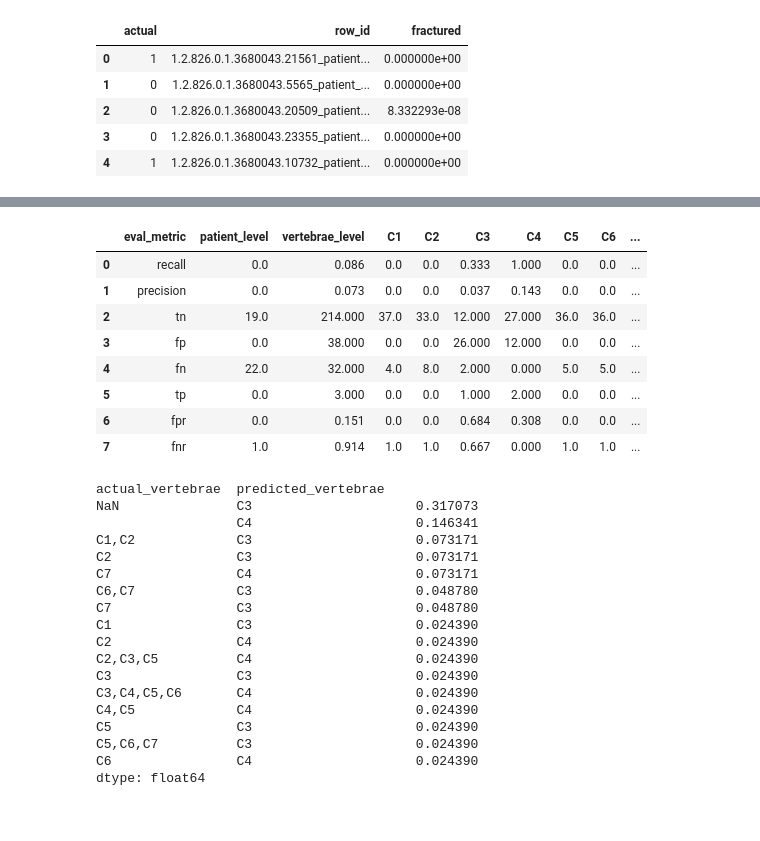
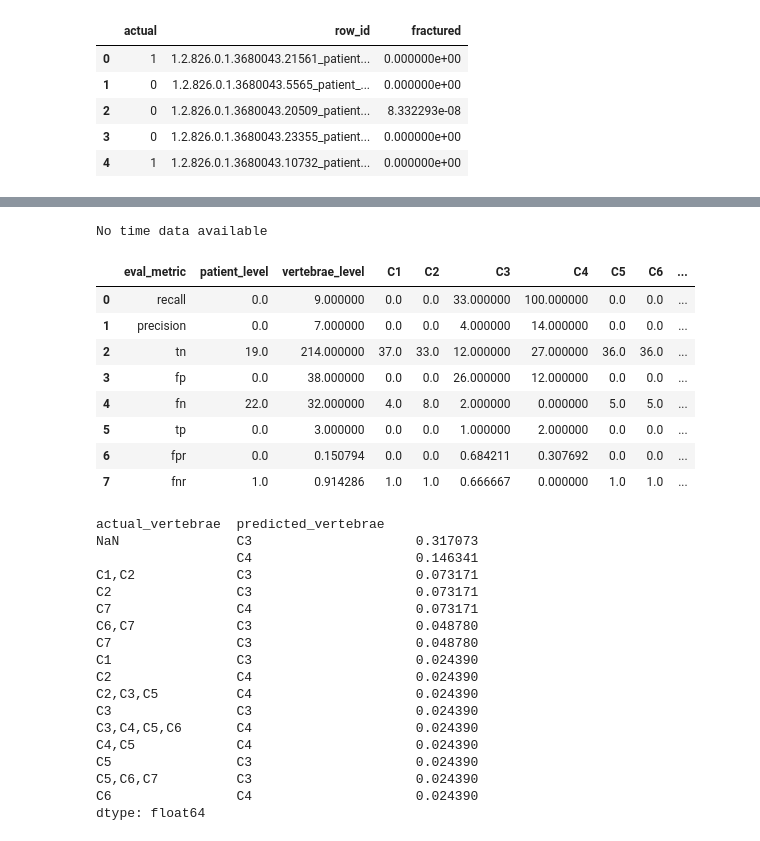
Before and after one commit to janehung04/UCB-w210-2022-fall-neckfrac, a Jupyter notebook: rsna-fracture-detection-error-analysis.ipynb, the cells around one changed output, grey strips where cells are left out. Drawn from its saved outputs; the diff is of its cells as text; code cells hidden in the pictures.

Commit message:
update with helper script

```diff
--- a/rsna-fracture-detection-error-analysis.ipynb
+++ b/rsna-fracture-detection-error-analysis.ipynb
@@ -370,10 +370,3 @@ model_results.head()
 | 4 | 1 | 1.2.826.0.1.3680043.10732_patient... | 0.000000e+00 |
 # %%
 model_results.to_csv(f"{CHECKPOINT_PATH[2:-4]}_train_results.csv",index=False)
-# %%
-import pandas as pd
-from sklearn.metrics import classification_report, confusion_matrix
-import numpy as np
-pd.set_option("mode.chained_assignment", None)
-CHECKPOINT_PATH='./densenet121_baseline_best_fold0_2a1ca668-540d-11ed-abb4-aa0cb2e0f96a.pth'
-model_results = pd.read_csv(f'./{CHECKPOINT_PATH[2:-4]}_train_results.csv')
@@ -436,12 +372,0 @@ model_results_tbl[['patient_level', 'vertebrae_level', 'C1', 'C2', 'C3',
-# %%
-model_results_tbl
-# %% [output]
-|  | eval_metric | patient_level | vertebrae_level | C1 | C2 | C3 | C4 | C5 | C6 | ... |
-| 0 | recall | 0.0 | 0.086 | 0.0 | 0.0 | 0.333 | 1.000 | 0.0 | 0.0 | ... |
-| 1 | precision | 0.0 | 0.073 | 0.0 | 0.0 | 0.037 | 0.143 | 0.0 | 0.0 | ... |
-| 2 | tn | 19.0 | 214.000 | 37.0 | 33.0 | 12.000 | 27.000 | 36.0 | 36.0 | ... |
-| 3 | fp | 0.0 | 38.000 | 0.0 | 0.0 | 26.000 | 12.000 | 0.0 | 0.0 | ... |
-| 4 | fn | 22.0 | 32.000 | 4.0 | 8.0 | 2.000 | 0.000 | 5.0 | 5.0 | ... |
-| 5 | tp | 0.0 | 3.000 | 0.0 | 0.0 | 1.000 | 2.000 | 0.0 | 0.0 | ... |
-| 6 | fpr | 0.0 | 0.151 | 0.0 | 0.0 | 0.684 | 0.308 | 0.0 | 0.0 | ... |
-| 7 | fnr | 1.0 | 0.914 | 1.0 | 1.0 | 0.667 | 0.000 | 1.0 | 1.0 | ... |
@@ -457,27 +373,32 @@ model_results_vert.loc[model_results_vert['fractured'] == 1, 'predicted_vertebra
-# %%
-crosstab_predict = pd.merge(
-    model_results_vert[model_results_vert.actual_vertebrae.notnull()].groupby('row_id').agg({'actual_vertebrae': lambda x: ','.join(x)}).reset_index(),
-    model_results_vert[model_results_vert.predicted_vertebrae.notnull()].groupby('row_id').agg({'predicted_vertebrae': lambda x: ','.join(x)}).reset_index(),how='outer'
-
-)
-crosstab_predict[['actual_vertebrae','predicted_vertebrae']].value_counts(dropna=False)
-crosstab_predict[['actual_vertebrae','predicted_vertebrae']].value_counts(dropna=False,normalize=True)
-# %% [output]
-actual_vertebrae  predicted_vertebrae
-NaN               C3                     0.317073
-                  C4                     0.146341
-C1,C2             C3                     0.073171
-C2                C3                     0.073171
-C7                C4                     0.073171
-C6,C7             C3                     0.048780
-C7                C3                     0.048780
-C1                C3                     0.024390
-C2                C4                     0.024390
-C2,C3,C5          C4                     0.024390
-C3                C3                     0.024390
-C3,C4,C5,C6       C4                     0.024390
-C4,C5             C4                     0.024390
-C5                C3                     0.024390
-C5,C6,C7          C3                     0.024390
-C6                C4                     0.024390
-dtype: float64
+# %%
+import error_helper
+error_helper.get_model_results(f'./{CHECKPOINT_PATH[2:-4]}_train_results.csv')
+# %% [output]
+No time data available
+|  | eval_metric | patient_level | vertebrae_level | C1 | C2 | C3 | C4 | C5 | C6 | ... |
+| 0 | recall | 0.0 | 9.000000 | 0.0 | 0.0 | 33.000000 | 100.000000 | 0.0 | 0.0 | ... |
+| 1 | precision | 0.0 | 7.000000 | 0.0 | 0.0 | 4.000000 | 14.000000 | 0.0 | 0.0 | ... |
+| 2 | tn | 19.0 | 214.000000 | 37.0 | 33.0 | 12.000000 | 27.000000 | 36.0 | 36.0 | ... |
+| 3 | fp | 0.0 | 38.000000 | 0.0 | 0.0 | 26.000000 | 12.000000 | 0.0 | 0.0 | ... |
+| 4 | fn | 22.0 | 32.000000 | 4.0 | 8.0 | 2.000000 | 0.000000 | 5.0 | 5.0 | ... |
+| 5 | tp | 0.0 | 3.000000 | 0.0 | 0.0 | 1.000000 | 2.000000 | 0.0 | 0.0 | ... |
+| 6 | fpr | 0.0 | 0.150794 | 0.0 | 0.0 | 0.684211 | 0.307692 | 0.0 | 0.0 | ... |
+| 7 | fnr | 1.0 | 0.914286 | 1.0 | 1.0 | 0.666667 | 0.000000 | 1.0 | 1.0 | ... |
+actual_vertebrae  predicted_vertebrae
+NaN               C3                     0.317073
+                  C4                     0.146341
+C1,C2             C3                     0.073171
+C2                C3                     0.073171
+C7                C4                     0.073171
+C6,C7             C3                     0.048780
+C7                C3                     0.048780
+C1                C3                     0.024390
+C2                C4                     0.024390
+C2,C3,C5          C4                     0.024390
+C3                C3                     0.024390
+C3,C4,C5,C6       C4                     0.024390
+C4,C5             C4                     0.024390
+C5                C3                     0.024390
+C5,C6,C7          C3                     0.024390
+C6                C4                     0.024390
+dtype: float64
```
Also changed, not shown: parts of 4 cells of this notebook, 2 other files.
